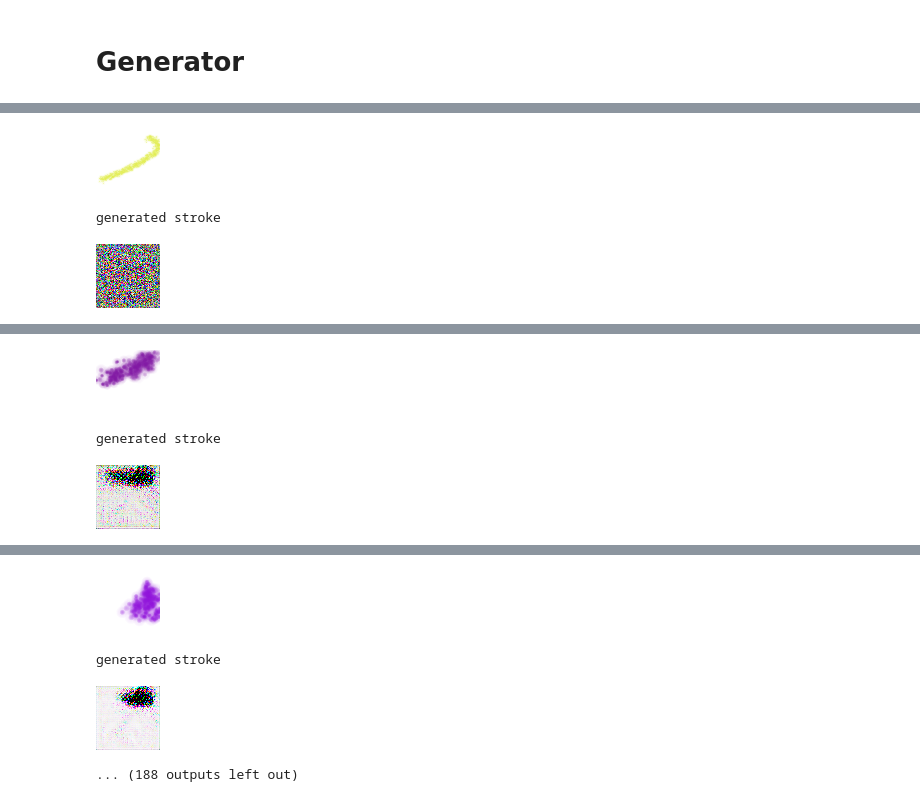
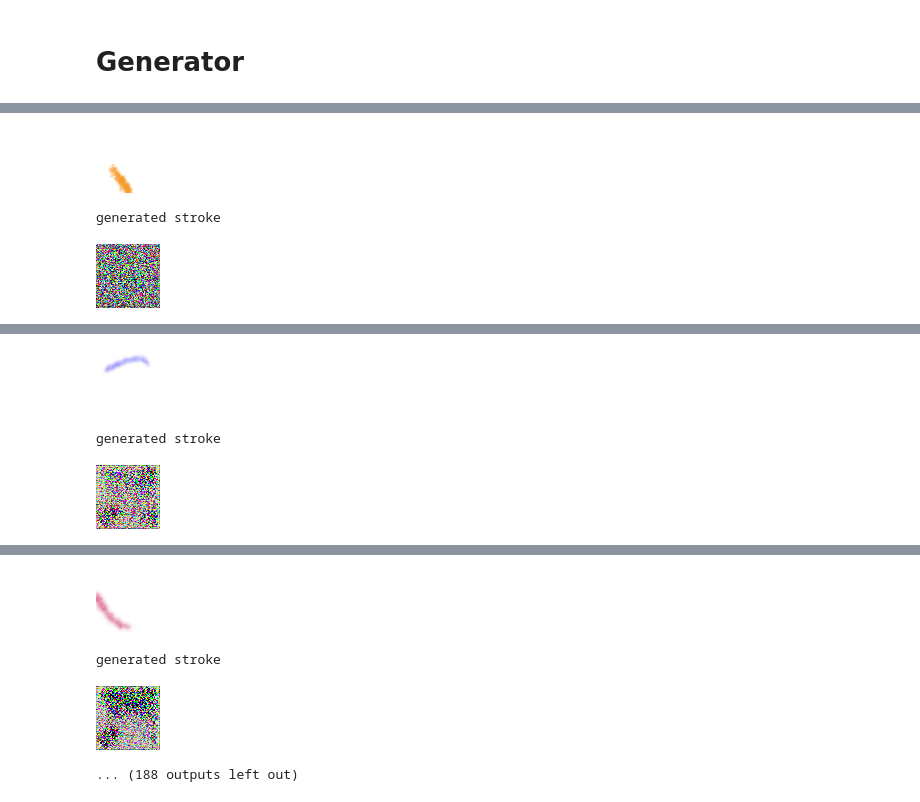
Before and after one commit to Olllga/DM_project, a Jupyter notebook: scripts/generator.ipynb, the cells around one changed output, grey strips where cells are left out. Cells and saved outputs as stored; diff of their text form; code cells hidden in the pictures.

```diff
--- a/scripts/generator.ipynb
+++ b/scripts/generator.ipynb
@@ -110,9 +112,10 @@ class Generator(nn.Module):
 
     def __init__(self,
                  in_features: int,
-                 img_height: int, img_width: int,
+                 img_height: int,
+                 img_width: int,
                  num_features: int,
-                 n_channels: F.interpolate):
+                 img_channels: int):
       super(Generator, self).__init__()
 
       self.out_features = img_height * img_width
@@ -142,14 +145,13 @@ class Generator(nn.Module):
                                       kernel_size = (3, 3), stride = (1, 1), padding = (1, 1), bias = False)
       self.norm5 = nn.BatchNorm2d(num_features)
 
-      self.conv6 = nn.ConvTranspose2d(num_features, n_channels,
+      self.conv6 = nn.ConvTranspose2d(num_features, img_channels,
                                       kernel_size = (4, 4), stride = (2, 2), padding = (1, 1), bias = False)
 
 
 
     def forward(self, x):
       x = self.lin(x)
-
       x = F.relu(self.conv1(x.view(x.size(0), x.size(1), 1, 1)), inplace = True)
       x = self.norm1(x)
       x = F.relu(self.conv2(x), inplace = True)
@@ -233,7 +236,7 @@ strokes_tfms = transforms.Compose([transforms.Lambda(lambda x: x.float()),
                                    transforms.Lambda(lambda x: x.div_(255))
                                   ])
 # %%
-torch.manual_seed(1234)
+torch.manual_seed(4)
 class Trainer():
 
     def __init__(self,
@@ -260,8 +263,6 @@ class Trainer():
 
             self.generator.train()
             epoch_loss = []
-            true_strokes = []
-            gen_strokes = []
 
             for i, (stroke, action) in enumerate(dataloader):
 
@@ -282,49 +283,41 @@ class Trainer():
                 epoch_loss.append(cur_loss.data.item())
 
                 if (i % print_interval) == 0:
-                    print('Epoch {}/{} | Sample {}/{} => Loss: {}'.format((epoch + 1), self.epochs,
+                    print('Epoch {}/{} | Sample {}/{} => Loss: {:.3f}'.format((epoch + 1), self.epochs,
                                                                           (i + 1), len(dataloader),
                                                                           torch.mean(torch.FloatTensor(epoch_loss))))
 
                     s = stroke[0].clone().cpu()
-                    true_strokes += s
                     print('true stroke')
                     display(to_pil_image(s))
 
                     g = gen_stroke[0].clone().cpu()
-                    gen_strokes += g
                     print('generated stroke')
                     display(to_pil_image(g))
 
+                    print('-'*50)
 
 
-                    print('-'*50)
-                    # print_data(s + g, figsize = [12, 5], nrows = 1, ncols = 2, savepath = False)
+            print('End of epoch {}'.format(epoch + 1))
 
-            print('End of epoch {}'.format(epoch + 1))
-            # print(len(true_strokes), len(gen_strokes), len(true_strokes+gen_strokes))
-            # print_data(true_strokes + gen_strokes,
-            #             figsize = [12, 5],
-            #             nrows = 2,
-            #             ncols = 8,
-            #             savepath = False)
+        torch.save(self.generator.state_dict(), project_folder + '_generator_5152w_10e_1d.pth')
 # %%
-torch.manual_seed(1234)
+torch.manual_seed(4)
 class Hparams():
     in_features = 12 #constant
     num_features = 512 #@param {type:"slider", min:8, max:1024, step:8}
     img_height = 64 #@param {type:"slider", min:8, max:1024, step:8}
     img_width = 64 #@param {type:"slider", min:8, max:1024, step:8}
     img_channels = 3 #@param {type:"slider", min:1, max:3, step:2}
-    layers_weights = [2, 15, 5] #@param
+    layers_weights = [5, 15, 2] #@param
     batch_size = 256 #@param {type: "slider", min:8, max:512, step:8}
     lr = 0.001 #@param {type:"number"}
     betas = (0.5, 0.9) #@param
-    epochs = 10 #@param {type:"slider", min:1, max:1000, step:1}
+    epochs = 15 #@param {type:"slider", min:1, max:1000, step:1}
     print_interval = 50 #@param {type:"slider", min:1, max:100, step:10}
 hparams = Hparams()
 
-current_npz = 'episodes_0.npz'
+current_npz = 'episodes_1.npz'
 
 strokes, actions = load_data(current_npz)
 
@@ -349,6 +342,8 @@ gpu = torch.cuda.is_available()
 if gpu:
     print("Training is performed using GPU.\n")
     generator.cuda()
+else:
+    print("Training is performed using CPU.\n")
 
 optimizer = optim.Adam(generator.parameters(),
                        lr = hparams.lr,
@@ -371,5 +366,5 @@ Epoch 1/10 | Sample 1/391 => Loss: 2.1765685081481934
 true stroke
-[figure, old version]
+[figure, new version]
 generated stroke
-[figure, old version]
+[figure, new version]
 --------------------------------------------------
@@ -377,5 +372,5 @@ Epoch 1/10 | Sample 51/391 => Loss: 1.525089979171753
 true stroke
-[figure, old version]
+[figure, new version]
 generated stroke
-[figure, old version]
+[figure, new version]
 --------------------------------------------------
@@ -383,7 +378,7 @@ Epoch 1/10 | Sample 101/391 => Loss: 1.3180886507034302
 true stroke
-[figure, old version]
+[figure, new version]
 generated stroke
-[figure, old version]
+[figure, new version]
 ... (188 outputs left out)
 # %%
 #group print
```
Also changed, not shown: parts of 9 cells of this notebook, 1 other file.
